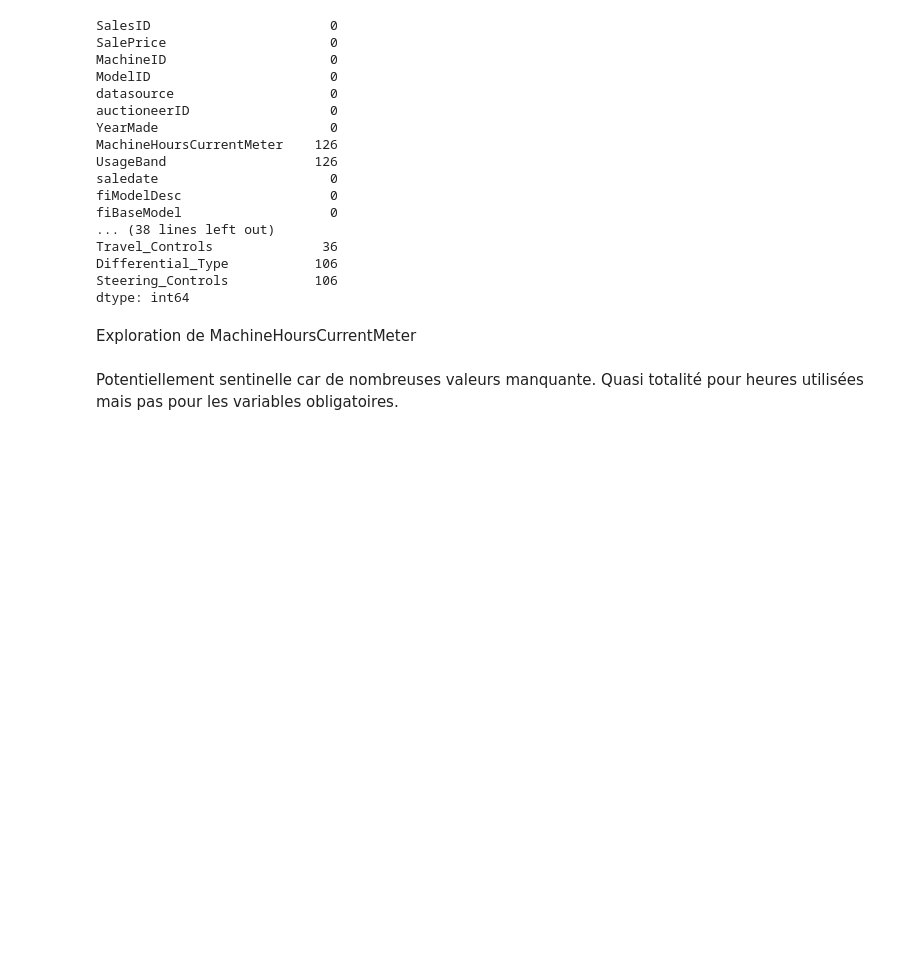
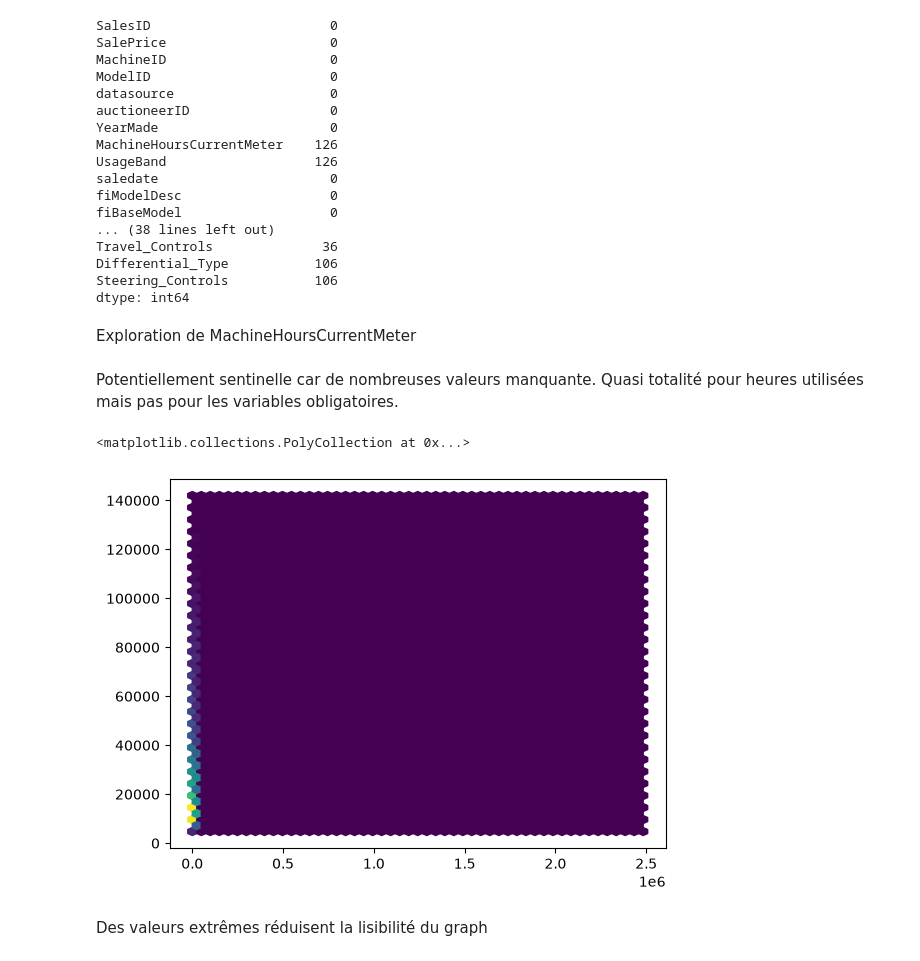
Before and after one commit to AbramLakhvinder/asset-valuation-project, a Jupyter notebook: notebooks/01_data_audit.ipynb, the cells around one changed output. Drawn from its saved outputs; the diff is of its cells as text; code cells hidden in the pictures; blank space fills up the shorter version.

```diff
--- a/notebooks/01_data_audit.ipynb
+++ b/notebooks/01_data_audit.ipynb
@@ -327,3 +331,10 @@ Exploration de MachineHoursCurrentMeter
 Potentiellement sentinelle car de nombreuses valeurs manquante. Quasi totalité pour heures utilisées mais pas pour les variables obligatoires.
 # %%
 HoursRestricted = df[(df["MachineHoursCurrentMeter"]!=0)& (df["MachineHoursCurrentMeter"].notnull())]
+# %%
+plt.hexbin(HoursRestricted["MachineHoursCurrentMeter"], HoursRestricted["SalePrice"], gridsize=50)
+# %% [output]
+<matplotlib.collections.PolyCollection at 0x...>
+[figure, added]
+# %% [markdown]
+Des valeurs extrêmes réduisent la lisibilité du graph
```
Also changed, not shown: parts of 13 cells of this notebook.
